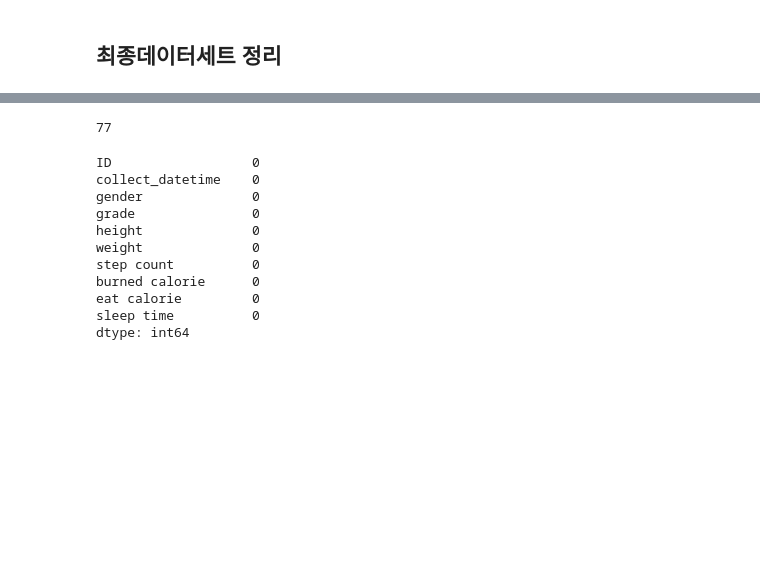
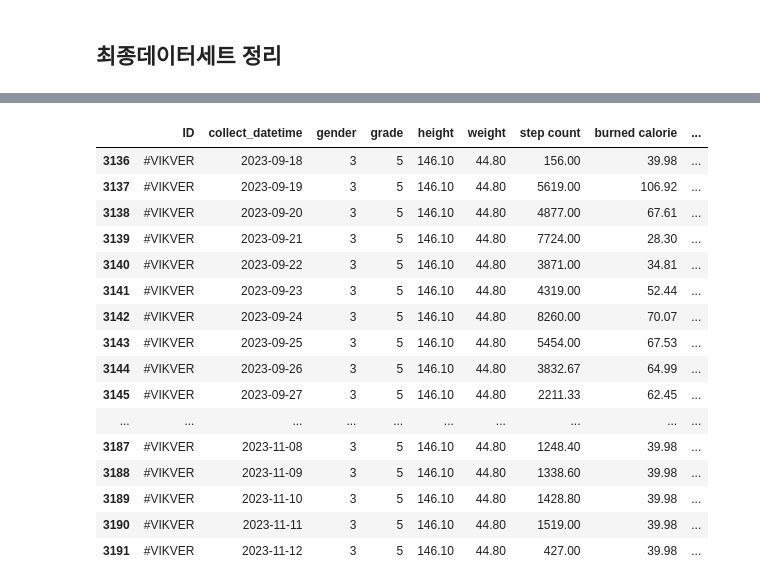
Before and after one commit to jfun28/Explainable_healthcareframework, a Jupyter notebook: 1.DatasetMake/0. 원본 시트로 만들기_제주초.ipynb, the cells around one changed output, grey strips where cells are left out. Saved outputs shown, nothing was run; the diff lists cells and outputs as text; code cells hidden in the pictures; blank space fills up the shorter version.

```diff
--- a/1.DatasetMake/0. 원본 시트로 만들기_제주초.ipynb
+++ b/1.DatasetMake/0. 원본 시트로 만들기_제주초.ipynb
@@ -569,3 +710,4 @@ df_result3 = replace_under_threshold_with_null(df_result3, 'sleep time_changed',
 축구 2시간 기준 칼로리 소모량 1700 kcal를 상향 이상치로 설정
 # %%
 df_result3['burned calorie'].describe()
+grouped = df_result3.groupby('ID')
@@ -655,5 +775,4 @@ df_result4
 # %% [markdown]
 ## 최종데이터세트 정리
 # %%
-df_final=df_result4[['ID','collect_datetime','gender','grade','height','weight','step count_changed','burned calorie_changed','eat calorie_changed','sleep time_changed']]
-df_final.columns=['ID','collect_datetime','gender','grade','height','weight','step count','burned calorie','eat calorie','sleep time']
+df_final=df_total3[['ID','collect_datetime','gender','grade','height','weight','step count','burned calorie','eat calorie','sleep time']]
@@ -662,5 +778,0 @@ df_final.columns=['ID','collect_datetime','gender','grade','height','weight','st
-# %%
-df_final['eat calorie'] = df_final.groupby('ID')['eat calorie'].transform(lambda x: x.fillna(x.median()))
-df_final['step count'] = df_final.groupby('ID')['step count'].transform(lambda x: x.fillna(x.median()))
-df_final['sleep time'] = df_final.groupby('ID')['sleep time'].transform(lambda x: x.fillna(x.median()))
-df_final['burned calorie'] = df_final.groupby('ID')['burned calorie'].transform(lambda x: x.fillna(x.median()))
@@ -687,0 +820,10 @@ See the caveats in the documentation: https://pandas.pydata.org/pandas-docs/stab
+# %%
+
+# ID별 sleep time 중앙값 계산
+gender = df_final.groupby('ID')['gender'].transform('median')
+grade = df_final.groupby('ID')['grade'].transform('median')
+
+
+# 결측치를 ID별 중앙값으로 채우기
+df_final['gender'] = df_final['gender'].fillna(gender)
+df_final['grade'] = df_final['grade'].fillna(grade)
@@ -688,22 +841,24 @@ See the caveats in the documentation: https://pandas.pydata.org/pandas-docs/stab
+# %%
+df_final[df_final['gender']==3]
+# %% [output]
+|  | ID | collect_datetime | gender | grade | height | weight | step count | burned calorie | ... |
+| 3136 | #VIKVER | 2023-09-18 | 3 | 5 | 146.10 | 44.80 | 156.00 | 39.98 | ... |
+| 3137 | #VIKVER | 2023-09-19 | 3 | 5 | 146.10 | 44.80 | 5619.00 | 106.92 | ... |
+| 3138 | #VIKVER | 2023-09-20 | 3 | 5 | 146.10 | 44.80 | 4877.00 | 67.61 | ... |
+| 3139 | #VIKVER | 2023-09-21 | 3 | 5 | 146.10 | 44.80 | 7724.00 | 28.30 | ... |
+| 3140 | #VIKVER | 2023-09-22 | 3 | 5 | 146.10 | 44.80 | 3871.00 | 34.81 | ... |
+| 3141 | #VIKVER | 2023-09-23 | 3 | 5 | 146.10 | 44.80 | 4319.00 | 52.44 | ... |
+| 3142 | #VIKVER | 2023-09-24 | 3 | 5 | 146.10 | 44.80 | 8260.00 | 70.07 | ... |
+| 3143 | #VIKVER | 2023-09-25 | 3 | 5 | 146.10 | 44.80 | 5454.00 | 67.53 | ... |
+| 3144 | #VIKVER | 2023-09-26 | 3 | 5 | 146.10 | 44.80 | 3832.67 | 64.99 | ... |
+| 3145 | #VIKVER | 2023-09-27 | 3 | 5 | 146.10 | 44.80 | 2211.33 | 62.45 | ... |
+| ... | ... | ... | ... | ... | ... | ... | ... | ... | ... |
+| 3187 | #VIKVER | 2023-11-08 | 3 | 5 | 146.10 | 44.80 | 1248.40 | 39.98 | ... |
+| 3188 | #VIKVER | 2023-11-09 | 3 | 5 | 146.10 | 44.80 | 1338.60 | 39.98 | ... |
+| 3189 | #VIKVER | 2023-11-10 | 3 | 5 | 146.10 | 44.80 | 1428.80 | 39.98 | ... |
+| 3190 | #VIKVER | 2023-11-11 | 3 | 5 | 146.10 | 44.80 | 1519.00 | 39.98 | ... |
+| 3191 | #VIKVER | 2023-11-12 | 3 | 5 | 146.10 | 44.80 | 427.00 | 39.98 | ... |
 # %%
 df_final=df_final.dropna().reset_index(drop=True)
-# %%
-len(df_final['ID'].unique())
-# %% [output]
-77
 # %%
 df_final.to_csv(path+'\\data\\5.제주초_df_final.csv',encoding='cp949',index=False)
-# %%
-df_final.isnull().sum()
-# %% [output]
-ID                  0
-collect_datetime    0
-gender              0
-grade               0
-height              0
-weight              0
-step count          0
-burned calorie      0
-eat calorie         0
-sleep time          0
-dtype: int64
```
Also changed, not shown: parts of 62 cells of this notebook, 16 other files.
